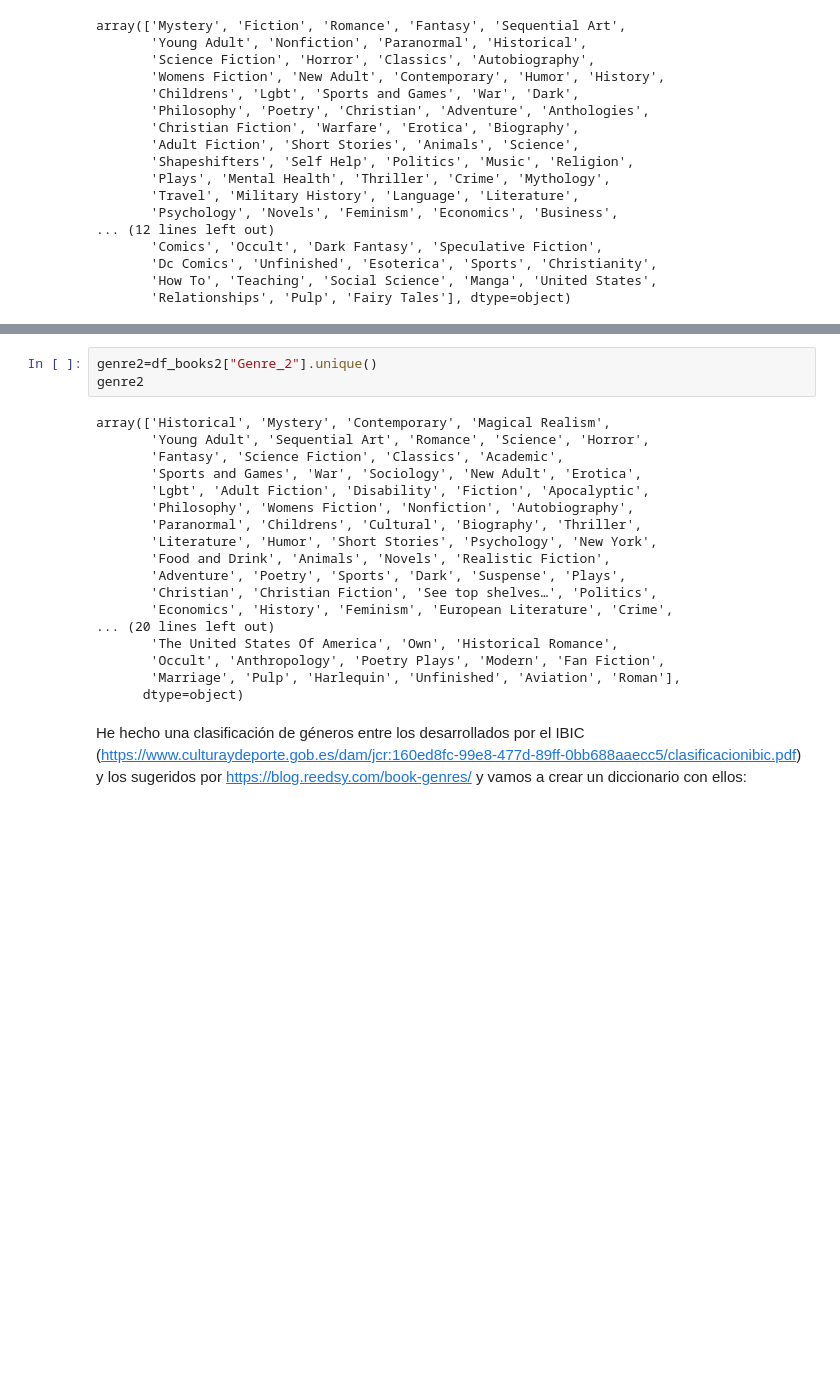
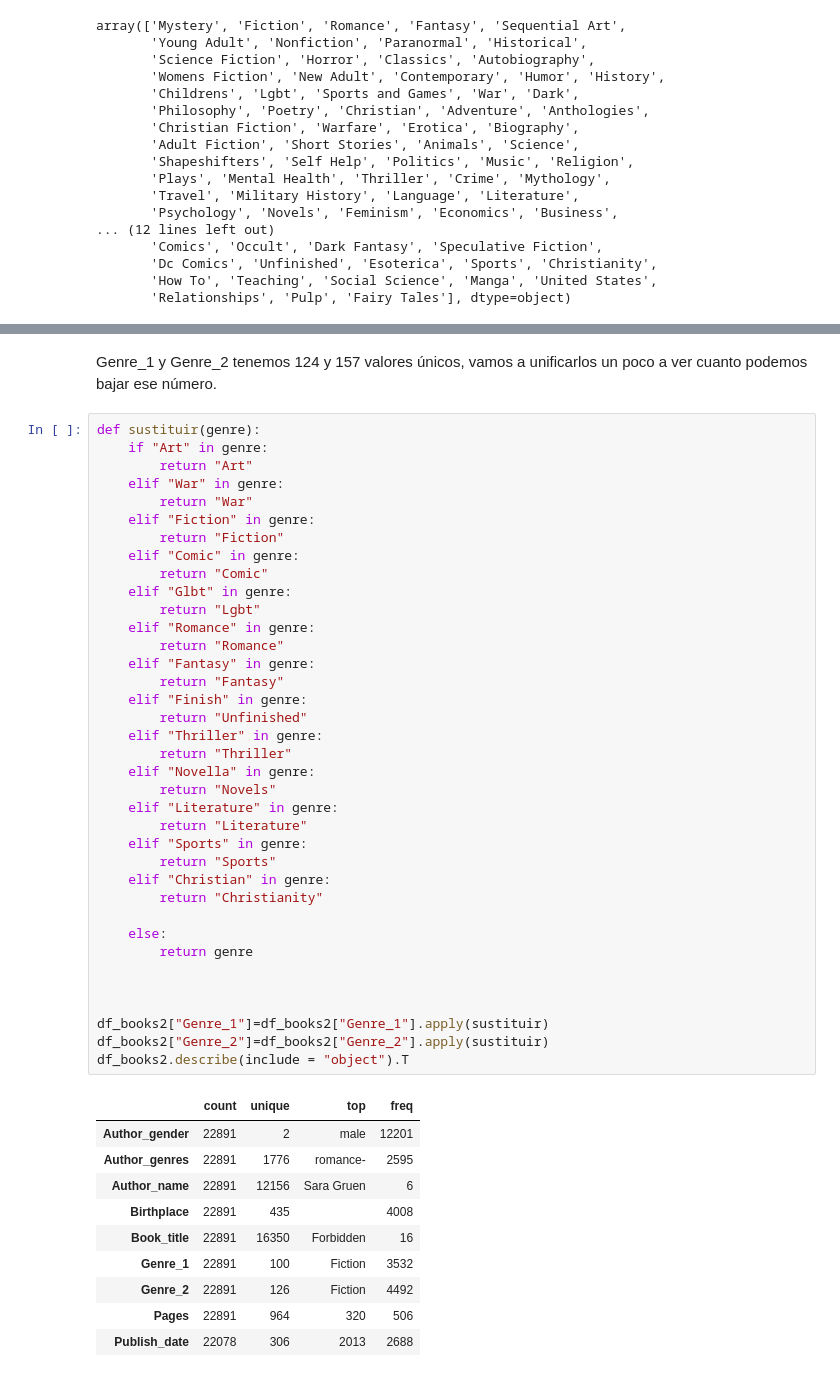
Before and after one commit to Ironhack-Data-Madrid-PartTime-Oct22/lab-intro-pandas, a Jupyter notebook: books.ipynb, the cells around one changed output, grey strips where cells are left out. Drawn from its saved outputs; the diff is of its cells as text; blank space fills up the shorter version.

Commit message:
Atascada en los géneros

```diff
--- a/books.ipynb
+++ b/books.ipynb
@@ -216,23 +191,50 @@ array(['Mystery', 'Fiction', 'Romance', 'Fantasy', 'Sequential Art',
-# %%
-genre2=df_books2["Genre_2"].unique()
-genre2
-# %% [output]
-array(['Historical', 'Mystery', 'Contemporary', 'Magical Realism',
-       'Young Adult', 'Sequential Art', 'Romance', 'Science', 'Horror',
-       'Fantasy', 'Science Fiction', 'Classics', 'Academic',
-       'Sports and Games', 'War', 'Sociology', 'New Adult', 'Erotica',
-       'Lgbt', 'Adult Fiction', 'Disability', 'Fiction', 'Apocalyptic',
-       'Philosophy', 'Womens Fiction', 'Nonfiction', 'Autobiography',
-       'Paranormal', 'Childrens', 'Cultural', 'Biography', 'Thriller',
-       'Literature', 'Humor', 'Short Stories', 'Psychology', 'New York',
-       'Food and Drink', 'Animals', 'Novels', 'Realistic Fiction',
-       'Adventure', 'Poetry', 'Sports', 'Dark', 'Suspense', 'Plays',
-       'Christian', 'Christian Fiction', 'See top shelves…', 'Politics',
-       'Economics', 'History', 'Feminism', 'European Literature', 'Crime',
-... (20 lines left out)
-       'The United States Of America', 'Own', 'Historical Romance',
-       'Occult', 'Anthropology', 'Poetry Plays', 'Modern', 'Fan Fiction',
-       'Marriage', 'Pulp', 'Harlequin', 'Unfinished', 'Aviation', 'Roman'],
-      dtype=object)
-# %% [markdown]
-He hecho una clasificación de géneros entre los desarrollados por el IBIC (https://www.culturaydeporte.gob.es/dam/jcr:160ed8fc-99e8-477d-89ff-0bb688aaecc5/clasificacionibic.pdf) y los sugeridos por https://blog.reedsy.com/book-genres/ y vamos a crear un diccionario con ellos:
+# %% [markdown]
+Genre_1 y Genre_2 tenemos 124 y 157 valores únicos, vamos a unificarlos un poco a ver cuanto podemos bajar ese número.
+# %%
+def sustituir(genre):
+    if "Art" in genre:
+        return "Art"
+    elif "War" in genre:
+        return "War"
+    elif "Fiction" in genre:
+        return "Fiction"
+    elif "Comic" in genre:
+        return "Comic"
+    elif "Glbt" in genre:
+        return "Lgbt"
+    elif "Romance" in genre:
+        return "Romance"
+    elif "Fantasy" in genre:
+        return "Fantasy"
+    elif "Finish" in genre:
+        return "Unfinished"
+    elif "Thriller" in genre:
+        return "Thriller"
+    elif "Novella" in genre:
+        return "Novels"
+    elif "Literature" in genre:
+        return "Literature"
+    elif "Sports" in genre:
+        return "Sports"
+    elif "Christian" in genre:
+        return "Christianity"
+
+    else:
+        return genre
+
+
+
+df_books2["Genre_1"]=df_books2["Genre_1"].apply(sustituir)
+df_books2["Genre_2"]=df_books2["Genre_2"].apply(sustituir)
+df_books2.describe(include = "object").T
+# %% [output]
+|  | count | unique | top | freq |
+| Author_gender | 22891 | 2 | male | 12201 |
+| Author_genres | 22891 | 1776 | romance- | 2595 |
+| Author_name | 22891 | 12156 | Sara Gruen | 6 |
+| Birthplace | 22891 | 435 |  | 4008 |
+| Book_title | 22891 | 16350 | Forbidden | 16 |
+| Genre_1 | 22891 | 100 | Fiction | 3532 |
+| Genre_2 | 22891 | 126 | Fiction | 4492 |
+| Pages | 22891 | 964 | 320 | 506 |
+| Publish_date | 22078 | 306 | 2013 | 2688 |
```
Also changed, not shown: parts of 5 cells of this notebook, 1 other file.
